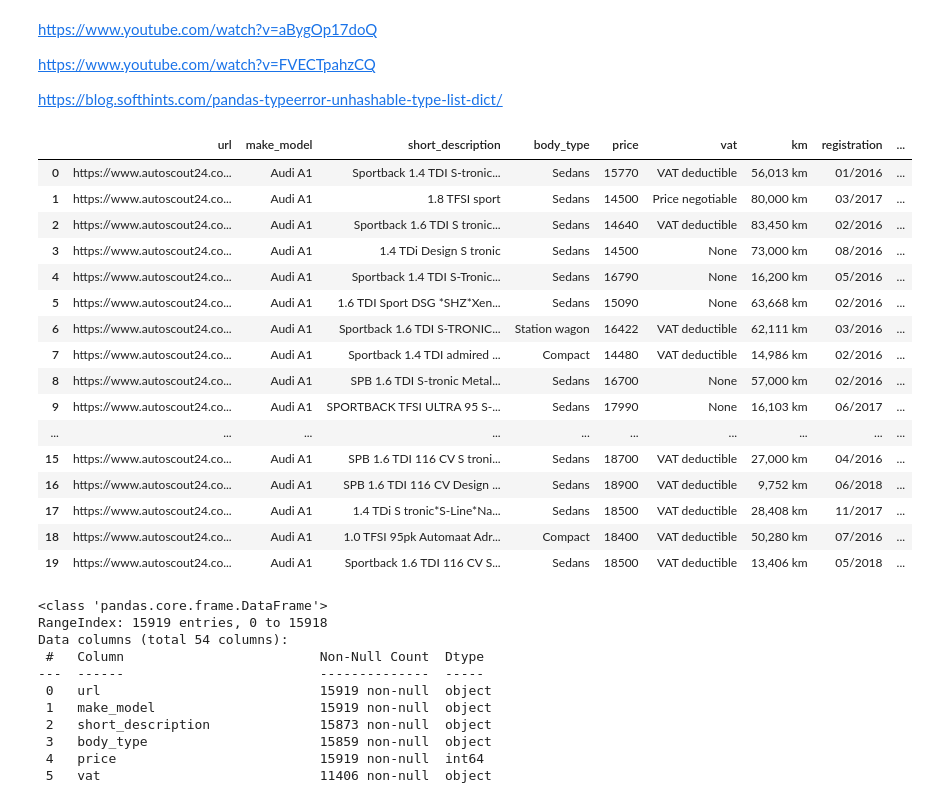
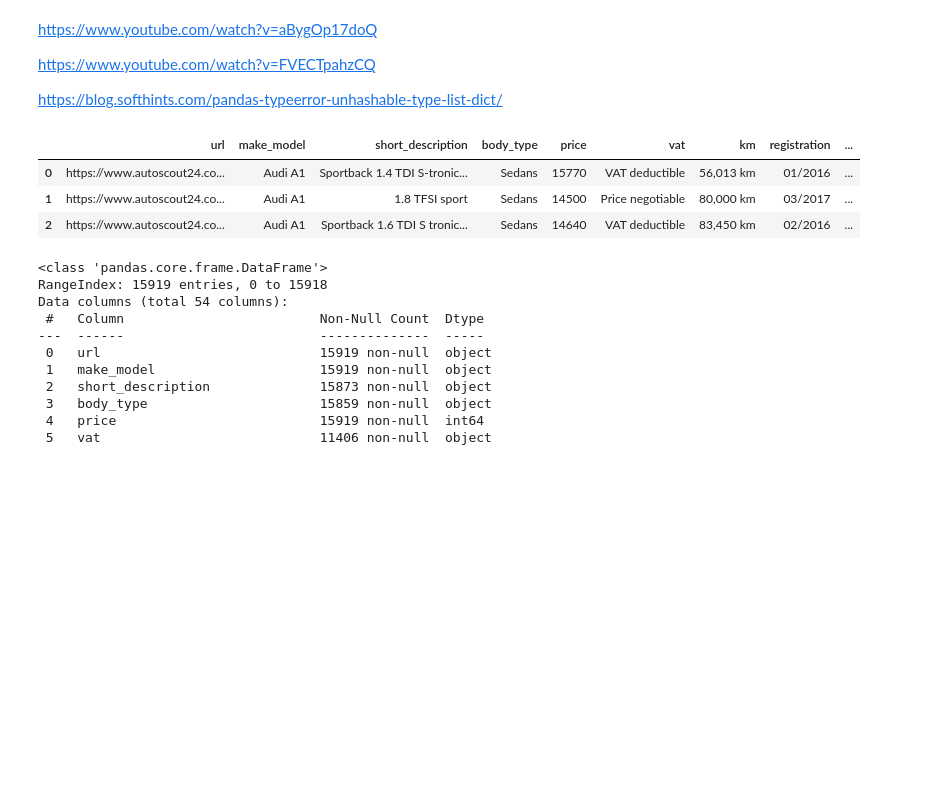
Before and after one commit to StephenKinggg/Data_Science_Course_Repo, a Jupyter notebook: 1. Projects_Assignment/18. DAwPY_Capstone_Project(Auto_Scout)/DAwPython-Capstone (AutoScout) Project.ipynb, the cells around one changed output. Saved outputs shown, nothing was run; the diff lists cells and outputs as text; code cells hidden in the pictures; blank space fills up the shorter version.

```diff
--- a/1. Projects_Assignment/18. DAwPY_Capstone_Project(Auto_Scout)/DAwPython-Capstone (AutoScout) Project.ipynb
+++ b/1. Projects_Assignment/18. DAwPY_Capstone_Project(Auto_Scout)/DAwPython-Capstone (AutoScout) Project.ipynb
@@ -37,25 +37,12 @@ pd.set_option('display.width', 5)
 pd.set_option('display.max_colwidth', 30)
 # %%
 df = pd.read_json('scout_car.json', lines=True)
-df.head(20)
+df.head(3)
 # %% [output]
 |  | url | make_model | short_description | body_type | price | vat | km | registration | ... |
 | 0 | https://www.autoscout24.co... | Audi A1 | Sportback 1.4 TDI S-tronic... | Sedans | 15770 | VAT deductible | 56,013 km | 01/2016 | ... |
 | 1 | https://www.autoscout24.co... | Audi A1 | 1.8 TFSI sport | Sedans | 14500 | Price negotiable | 80,000 km | 03/2017 | ... |
 | 2 | https://www.autoscout24.co... | Audi A1 | Sportback 1.6 TDI S tronic... | Sedans | 14640 | VAT deductible | 83,450 km | 02/2016 | ... |
-| 3 | https://www.autoscout24.co... | Audi A1 | 1.4 TDi Design S tronic | Sedans | 14500 | None | 73,000 km | 08/2016 | ... |
-| 4 | https://www.autoscout24.co... | Audi A1 | Sportback 1.4 TDI S-Tronic... | Sedans | 16790 | None | 16,200 km | 05/2016 | ... |
-| 5 | https://www.autoscout24.co... | Audi A1 | 1.6 TDI Sport DSG *SHZ*Xen... | Sedans | 15090 | None | 63,668 km | 02/2016 | ... |
-| 6 | https://www.autoscout24.co... | Audi A1 | Sportback 1.6 TDI S-TRONIC... | Station wagon | 16422 | VAT deductible | 62,111 km | 03/2016 | ... |
-| 7 | https://www.autoscout24.co... | Audi A1 | Sportback 1.4 TDI admired ... | Compact | 14480 | VAT deductible | 14,986 km | 02/2016 | ... |
-| 8 | https://www.autoscout24.co... | Audi A1 | SPB 1.6 TDI S-tronic Metal... | Sedans | 16700 | None | 57,000 km | 02/2016 | ... |
-| 9 | https://www.autoscout24.co... | Audi A1 | SPORTBACK TFSI ULTRA 95 S-... | Sedans | 17990 | None | 16,103 km | 06/2017 | ... |
-| ... | ... | ... | ... | ... | ... | ... | ... | ... | ... |
-| 15 | https://www.autoscout24.co... | Audi A1 | SPB 1.6 TDI 116 CV S troni... | Sedans | 18700 | VAT deductible | 27,000 km | 04/2016 | ... |
-| 16 | https://www.autoscout24.co... | Audi A1 | SPB 1.6 TDI 116 CV Design ... | Sedans | 18900 | VAT deductible | 9,752 km | 06/2018 | ... |
-| 17 | https://www.autoscout24.co... | Audi A1 | 1.4 TDi S tronic*S-Line*Na... | Sedans | 18500 | VAT deductible | 28,408 km | 11/2017 | ... |
-| 18 | https://www.autoscout24.co... | Audi A1 | 1.0 TFSI 95pk Automaat Adr... | Compact | 18400 | VAT deductible | 50,280 km | 07/2016 | ... |
-| 19 | https://www.autoscout24.co... | Audi A1 | Sportback 1.6 TDI 116 CV S... | Sedans | 18500 | VAT deductible | 13,406 km | 05/2018 | ... |
 # %%
 df.info()
 # %% [output]
```
Also changed, not shown: parts of 72 cells of this notebook, 5 other files.
